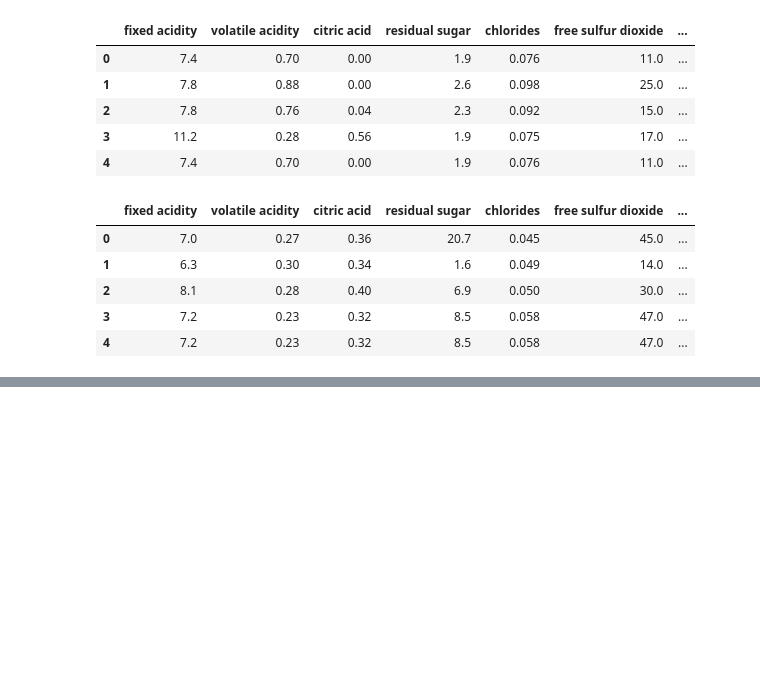
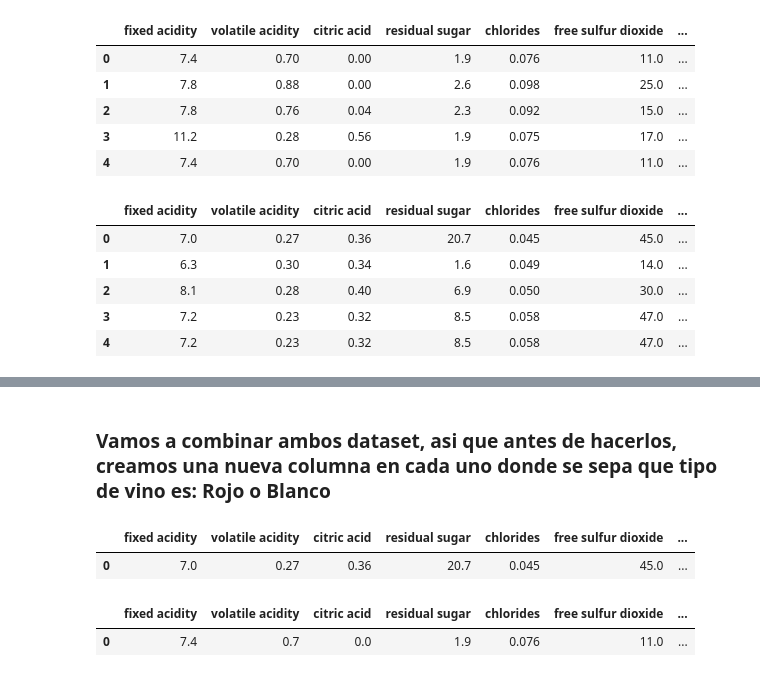
Before and after one commit to 16danielvm/Wine_Classification, a Jupyter notebook: EDAwines.ipynb, the cells around one changed output, grey strips where cells are left out. Saved outputs shown, nothing was run; the diff lists cells and outputs as text; code cells hidden in the pictures; blank space fills up the shorter version.

```diff
--- a/EDAwines.ipynb
+++ b/EDAwines.ipynb
@@ -35,0 +50,2 @@ Dimesiones del dataset de vino blanco:  (4898, 12)
+# %% [markdown]
+### Vamos a combinar ambos dataset, asi que antes de hacerlos, creamos una nueva columna en cada uno donde se sepa que tipo de vino es: Rojo o Blanco
@@ -35,0 +55,10 @@ Dimesiones del dataset de vino blanco:  (4898, 12)
+# %%
+df_ww.head(1)
+# %% [output]
+|  | fixed acidity | volatile acidity | citric acid | residual sugar | chlorides | free sulfur dioxide | ... |
+| 0 | 7.0 | 0.27 | 0.36 | 20.7 | 0.045 | 45.0 | ... |
+# %%
+df_wr.head(1)
+# %% [output]
+|  | fixed acidity | volatile acidity | citric acid | residual sugar | chlorides | free sulfur dioxide | ... |
+| 0 | 7.4 | 0.7 | 0.0 | 1.9 | 0.076 | 11.0 | ... |
```
Also changed, not shown: parts of 23 cells of this notebook.
